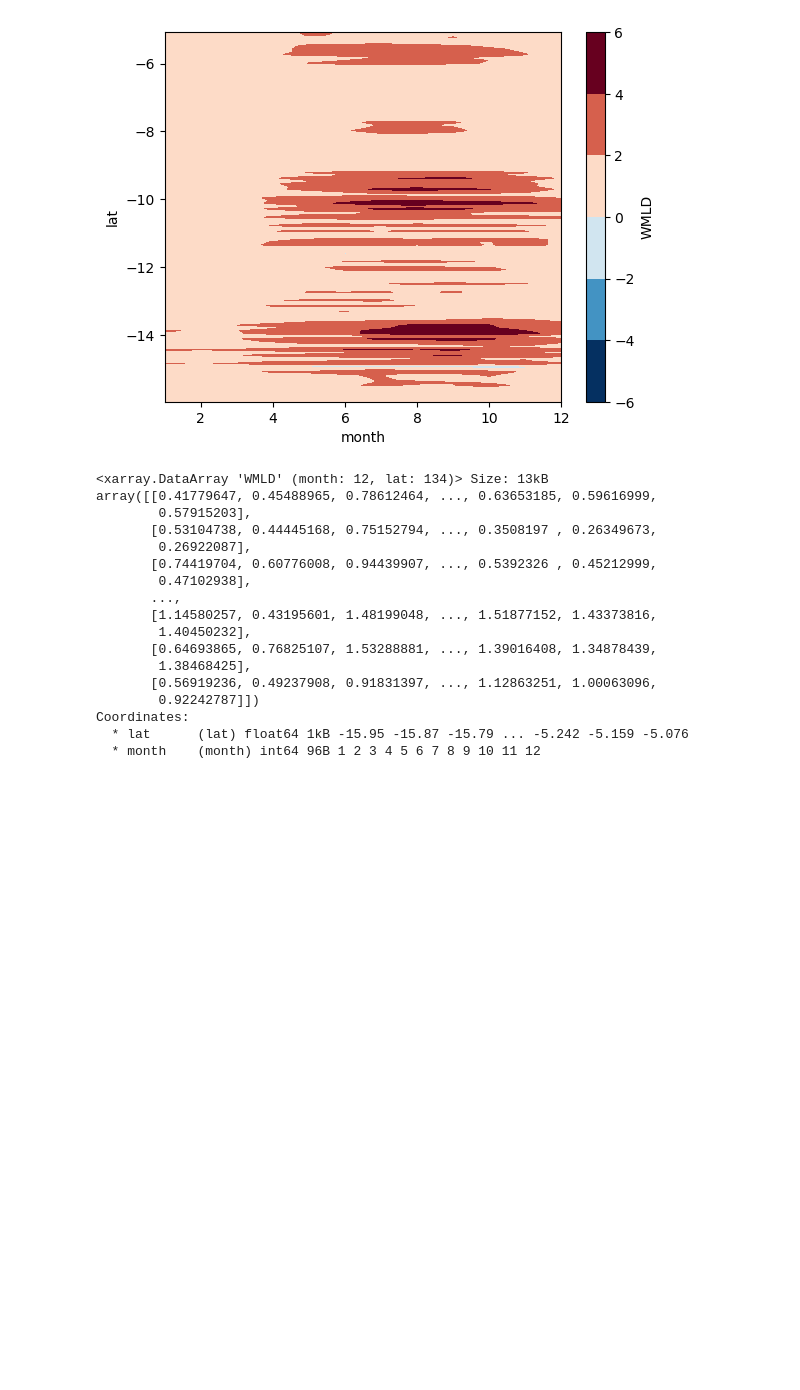
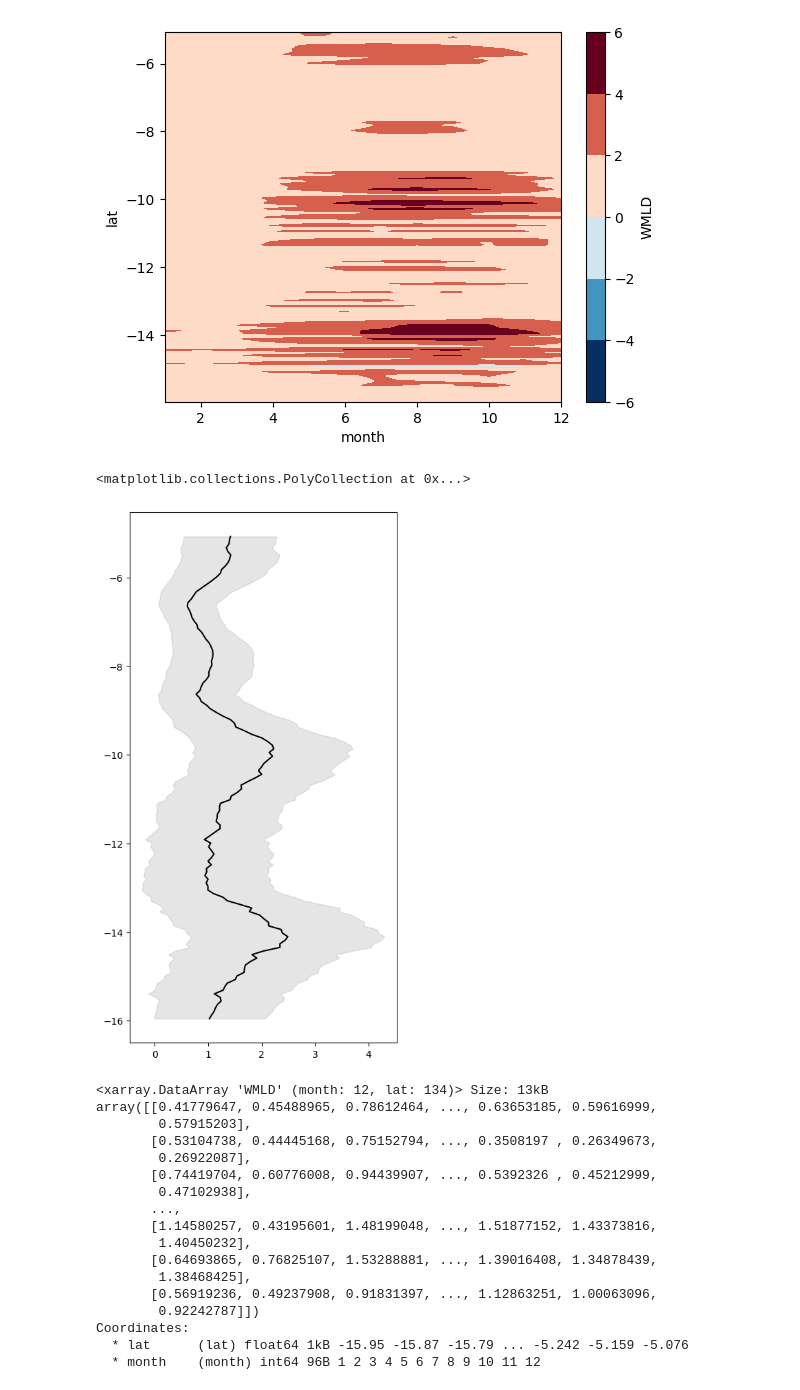
Before and after one commit to danliba/Upwelling_paper, a Jupyter notebook: Bio_upwelling.ipynb, the cells around one changed output. Cells and saved outputs as stored; diff of their text form; code cells hidden in the pictures; blank space fills up the shorter version.

```diff
--- a/Bio_upwelling.ipynb
+++ b/Bio_upwelling.ipynb
@@ -428,3 +664,6 @@ WMLD_ds_.WMLD.mean('lon').sel(lat=slice(-16,-5)).plot(x='time')
 # %% [output]
 <matplotlib.collections.QuadMesh at 0x...>
 [figure]
+# %%
+WMLD_mean=WMLD_ds_.WMLD.mean('lon',skipna=True)*86400
+WMLD_mean
@@ -434,6 +691,26 @@ wmld_season.WMLD.mean(dim='lon',skipna=True).sel(lat=slice(-16,-5)).plot.contour
 # %% [output]
 <matplotlib.contour.QuadContourSet at 0x...>
 [figure]
+# %%
+mean = WMLD_mean.mean(dim=('time')).rolling(lat=13, center=True).mean().sel(lat=slice(-16,-5))
+std = WMLD_mean.std(dim='time').rolling(lat=13, center=True).mean().sel(lat=slice(-16,-5))
+lat = WMLD_mean.sel(lat=slice(-16,-5)).lat.values
+
+fig,ax= plt.subplots(1,1,figsize=(5,10))
+
+plt.plot(mean, lat, color='black', linewidth=1.5)
+    # Plot standard deviation band
+plt.fill_betweenx(lat,
+                    mean - std,
+                    mean + std,
+                    color='gray',
+                    alpha=0.2,
+                    label='±1 SD')
+
+# wmld_season.WMLD.mean(dim=('lon','month'),skipna=True).sel(lat=slice(-16,-5)).plot()
+# %% [output]
+<matplotlib.collections.PolyCollection at 0x...>
+[figure, added]
 # %%
 wmld = wmld_season.WMLD.mean(dim='lon',skipna=True).sel(lat=slice(-16,-5))
 wmld
```
Also changed, not shown: parts of 39 cells of this notebook, 10 other files.
